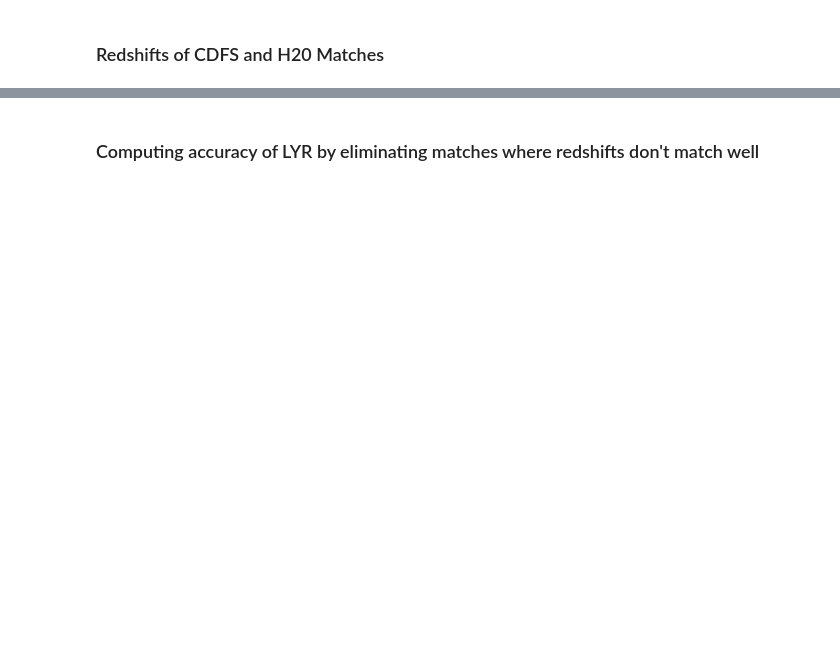
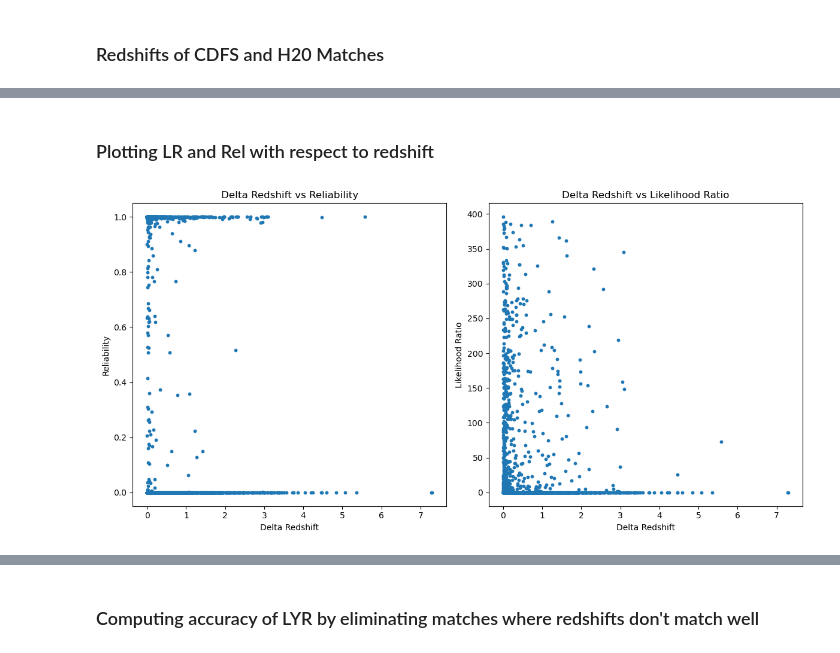
Before and after one commit to trevin-lee/h20-xray-catalog-matching, a Jupyter notebook: src/accuracy_analysis.ipynb, the cells around one changed output, grey strips where cells are left out. Cells and saved outputs as stored; diff of their text form; code cells hidden in the pictures; blank space fills up the shorter version.

```diff
--- a/src/accuracy_analysis.ipynb
+++ b/src/accuracy_analysis.ipynb
@@ -104,0 +105,21 @@ plt.show()
+# %% [markdown]
+### Plotting LR and Rel with respect to redshift
+# %%
+delta_redshift = abs(redshift_h20_cdfs["lp_zPDF"] - redshift_h20_cdfs["zspec"])
+
+fig, axs = plt.subplots(1, 2, figsize=(12, 6))
+
+axs[0].scatter(delta_redshift, redshift_h20_cdfs['Rel'], s=10)
+axs[0].set_xlabel('Delta Redshift')
+axs[0].set_ylabel('Reliability')
+axs[0].set_title('Delta Redshift vs Reliability')
+
+axs[1].scatter(delta_redshift, redshift_h20_cdfs['LR'], s=10)
+axs[1].set_xlabel('Delta Redshift')
+axs[1].set_ylabel('Likelihood Ratio')
+axs[1].set_title('Delta Redshift vs Likelihood Ratio')
+
+plt.tight_layout()
+plt.show()
+# %% [output]
+[figure, added]
```
Also changed, not shown: parts of 9 cells of this notebook, 24 other files.
